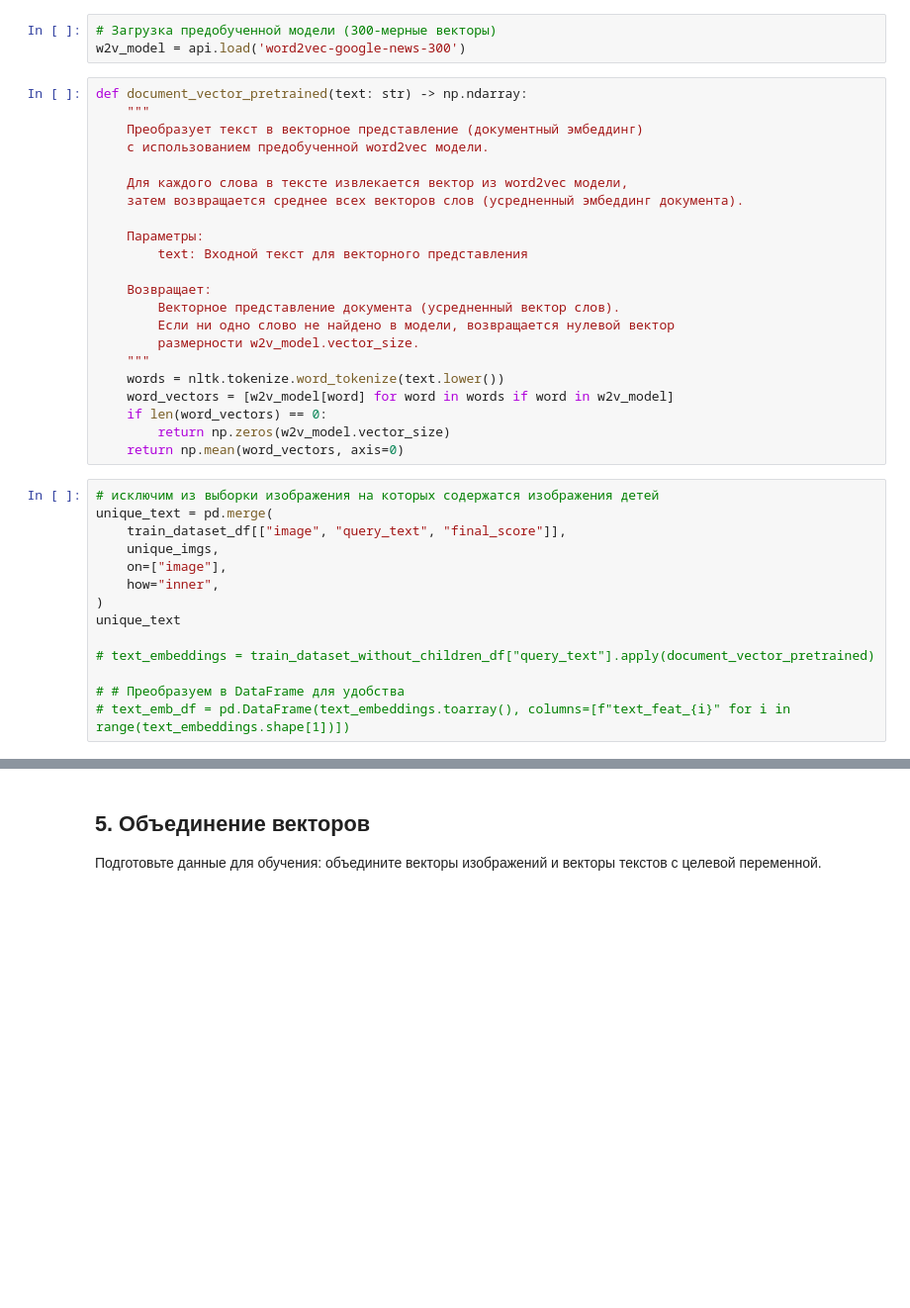
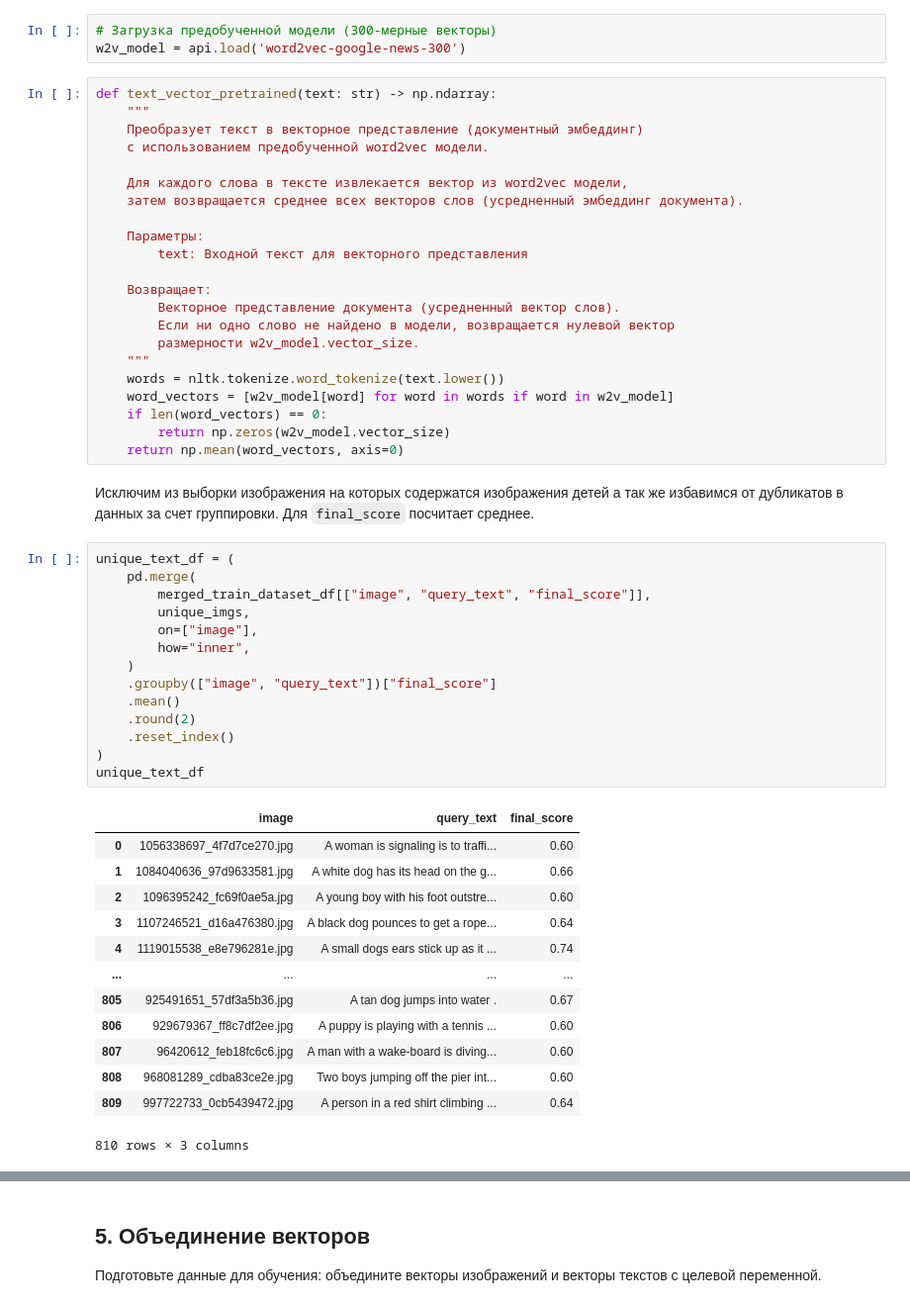
Before and after one commit to mikibouns/project_4, a Jupyter notebook: project.ipynb, the cells around one changed output, grey strips where cells are left out. Shown at 99% size. Cells and saved outputs as stored; diff of their text form; blank space fills up the shorter version.

```diff
--- a/project.ipynb
+++ b/project.ipynb
@@ -758,7 +768,7 @@ image_feat_df
 # Загрузка предобученной модели (300-мерные векторы)
 w2v_model = api.load('word2vec-google-news-300')
 # %%
-def document_vector_pretrained(text: str) -> np.ndarray:
+def text_vector_pretrained(text: str) -> np.ndarray:
     """
     Преобразует текст в векторное представление (документный эмбеддинг)
     с использованием предобученной word2vec модели.
@@ -779,17 +789,33 @@ def document_vector_pretrained(text: str) -> np.ndarray:
     if len(word_vectors) == 0:
         return np.zeros(w2v_model.vector_size)
     return np.mean(word_vectors, axis=0)
+# %% [markdown]
+Исключим из выборки изображения на которых содержатся изображения детей а так же избавимся от дубликатов в данных за счет группировки. Для `final_score` посчитает среднее.
 # %%
-# исключим из выборки изображения на которых содержатся изображения детей
-unique_text = pd.merge(
-    train_dataset_df[["image", "query_text", "final_score"]],
-    unique_imgs,
-    on=["image"],
-    how="inner",
+unique_text_df = (
+    pd.merge(
+        merged_train_dataset_df[["image", "query_text", "final_score"]],
+        unique_imgs,
+        on=["image"],
+        how="inner",
+    )
+    .groupby(["image", "query_text"])["final_score"]
+    .mean()
+    .round(2)
+    .reset_index()
 )
-unique_text
-
-# text_embeddings = train_dataset_without_children_df["query_text"].apply(document_vector_pretrained)
-
-# # Преобразуем в DataFrame для удобства
-# text_emb_df = pd.DataFrame(text_embeddings.toarray(), columns=[f"text_feat_{i}" for i in range(text_embeddings.shape[1])])
+unique_text_df
+# %% [output]
+|  | image | query_text | final_score |
+| 0 | 1056338697_4f7d7ce270.jpg | A woman is signaling is to traffi... | 0.60 |
+| 1 | 1084040636_97d9633581.jpg | A white dog has its head on the g... | 0.66 |
+| 2 | 1096395242_fc69f0ae5a.jpg | A young boy with his foot outstre... | 0.60 |
+| 3 | 1107246521_d16a476380.jpg | A black dog pounces to get a rope... | 0.64 |
+| 4 | 1119015538_e8e796281e.jpg | A small dogs ears stick up as it ... | 0.74 |
+| ... | ... | ... | ... |
+| 805 | 925491651_57df3a5b36.jpg | A tan dog jumps into water . | 0.67 |
+| 806 | 929679367_ff8c7df2ee.jpg | A puppy is playing with a tennis ... | 0.60 |
+| 807 | 96420612_feb18fc6c6.jpg | A man with a wake-board is diving... | 0.60 |
+| 808 | 968081289_cdba83ce2e.jpg | Two boys jumping off the pier int... | 0.60 |
+| 809 | 997722733_0cb5439472.jpg | A person in a red shirt climbing ... | 0.64 |
+810 rows × 3 columns
```
Also changed, not shown: parts of 26 cells of this notebook, 1 other file.
